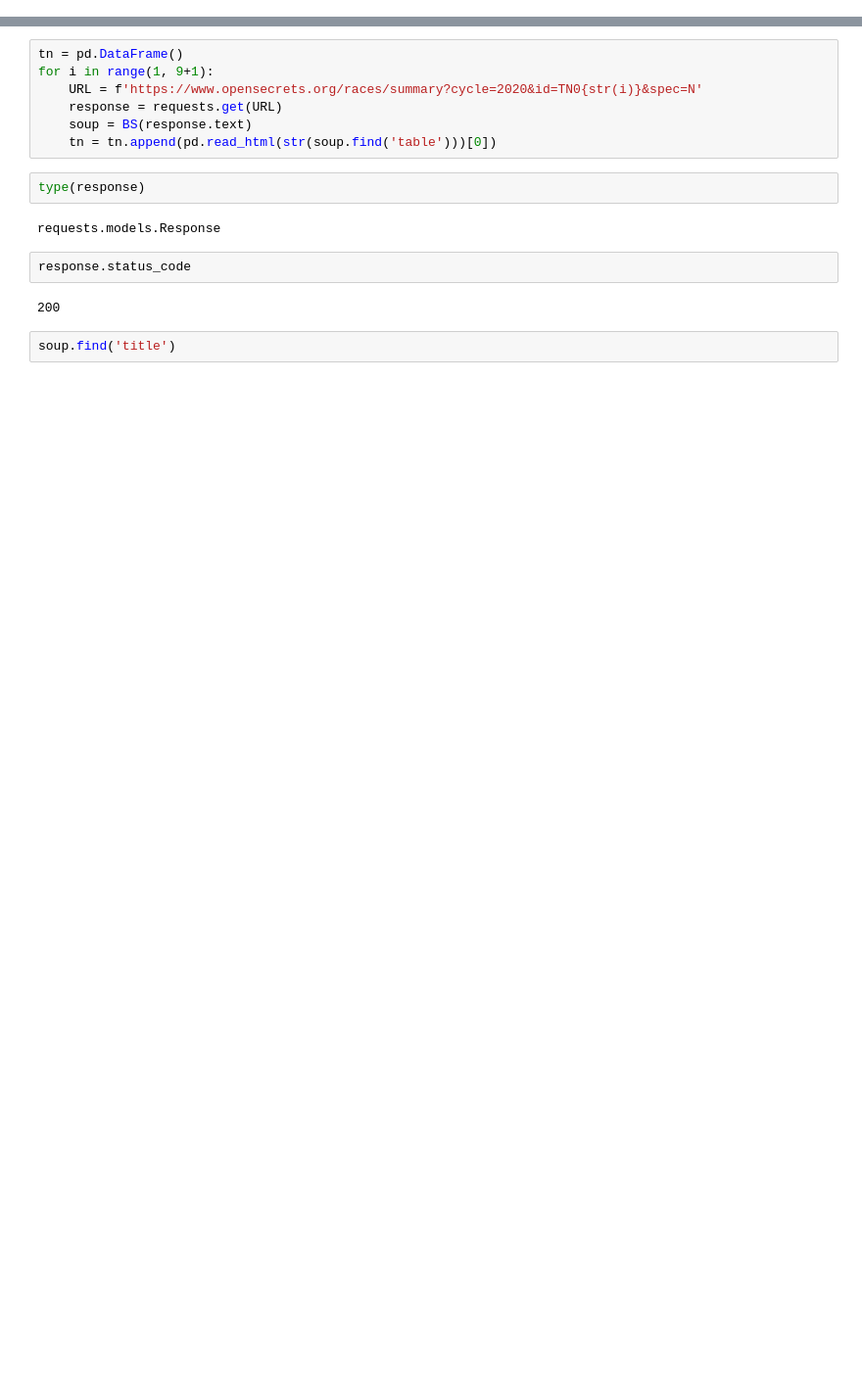
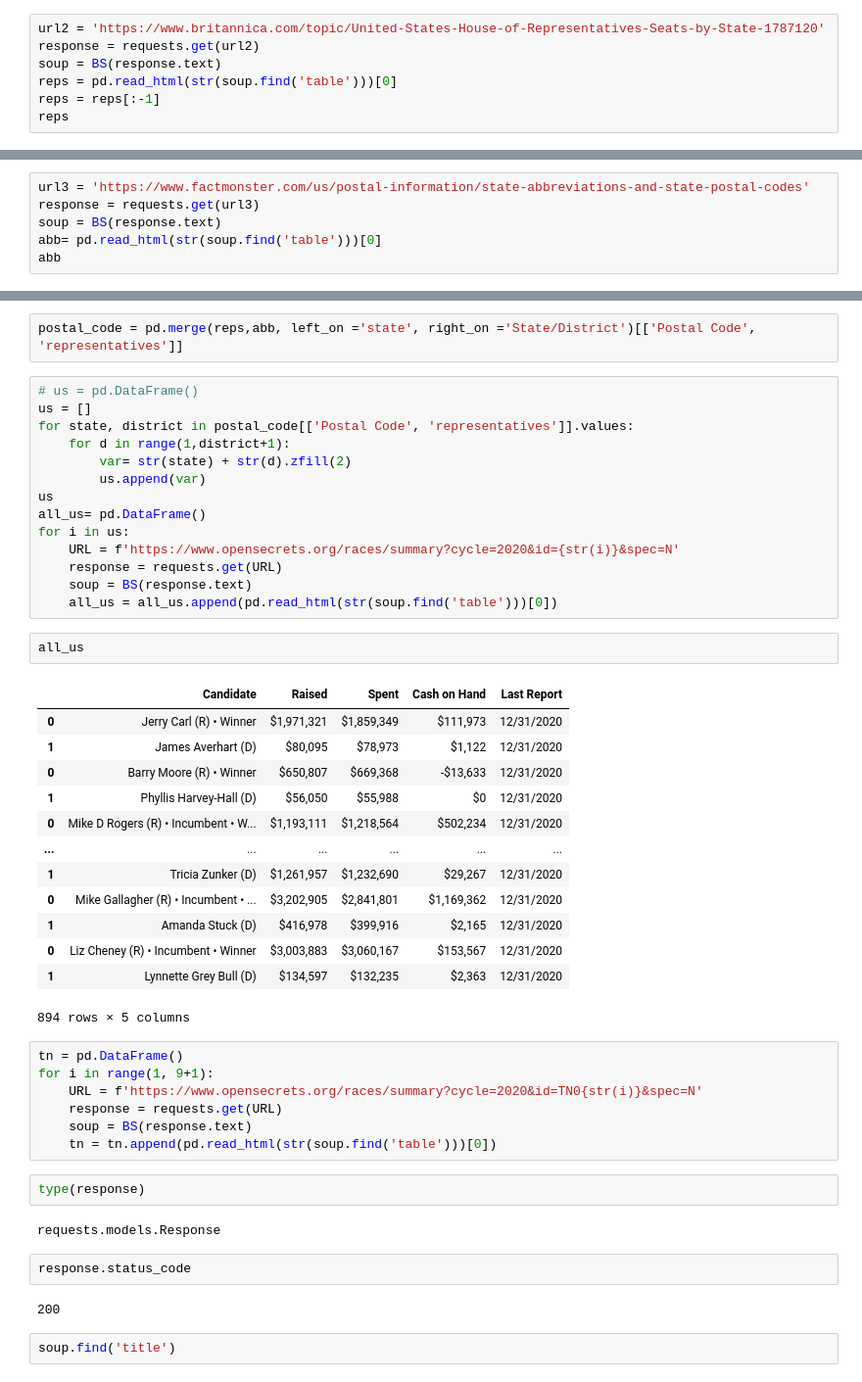
Before and after one commit to nss-data-science-cohort-5/webscraping_open_secrets-silver-sloths-2, a Jupyter notebook: notebooks/An Analysis of Political Contributions During the 2020 House of Representatives Election.ipynb, the cells around one changed output, grey strips where cells are left out. Shown at 98% size. Drawn from its saved outputs; the diff is of its cells as text; blank space fills up the shorter version.

```diff
--- a/notebooks/An Analysis of Political Contributions During the 2020 House of Representatives Election.ipynb
+++ b/notebooks/An Analysis of Political Contributions During the 2020 House of Representatives Election.ipynb
@@ -8,0 +10,7 @@ from random import randint
+# %%
+url2 = 'https://www.britannica.com/topic/United-States-House-of-Representatives-Seats-by-State-1787120'
+response = requests.get(url2)
+soup = BS(response.text)
+reps = pd.read_html(str(soup.find('table')))[0]
+reps = reps[:-1]
+reps
@@ -8,0 +35,6 @@ from random import randint
+# %%
+url3 = 'https://www.factmonster.com/us/postal-information/state-abbreviations-and-state-postal-codes'
+response = requests.get(url3)
+soup = BS(response.text)
+abb= pd.read_html(str(soup.find('table')))[0]
+abb
@@ -9,3 +59,35 @@ from random import randint
+# %%
+postal_code = pd.merge(reps,abb, left_on ='state', right_on ='State/District')[['Postal Code', 'representatives']]
+# %%
+# us = pd.DataFrame()
+us = []
+for state, district in postal_code[['Postal Code', 'representatives']].values:
+    for d in range(1,district+1):
+        var= str(state) + str(d).zfill(2)
+        us.append(var)
+us
+all_us= pd.DataFrame()
+for i in us:
+    URL = f'https://www.opensecrets.org/races/summary?cycle=2020&id={str(i)}&spec=N'
+    response = requests.get(URL)
+    soup = BS(response.text)
+    all_us = all_us.append(pd.read_html(str(soup.find('table')))[0])
+# %%
+all_us
+# %% [output]
+|  | Candidate | Raised | Spent | Cash on Hand | Last Report |
+| 0 | Jerry Carl (R) • Winner | $1,971,321 | $1,859,349 | $111,973 | 12/31/2020 |
+| 1 | James Averhart (D) | $80,095 | $78,973 | $1,122 | 12/31/2020 |
+| 0 | Barry Moore (R) • Winner | $650,807 | $669,368 | -$13,633 | 12/31/2020 |
+| 1 | Phyllis Harvey-Hall (D) | $56,050 | $55,988 | $0 | 12/31/2020 |
+| 0 | Mike D Rogers (R) • Incumbent • W... | $1,193,111 | $1,218,564 | $502,234 | 12/31/2020 |
+| ... | ... | ... | ... | ... | ... |
+| 1 | Tricia Zunker (D) | $1,261,957 | $1,232,690 | $29,267 | 12/31/2020 |
+| 0 | Mike Gallagher (R) • Incumbent • ... | $3,202,905 | $2,841,801 | $1,169,362 | 12/31/2020 |
+| 1 | Amanda Stuck (D) | $416,978 | $399,916 | $2,165 | 12/31/2020 |
+| 0 | Liz Cheney (R) • Incumbent • Winner | $3,003,883 | $3,060,167 | $153,567 | 12/31/2020 |
+| 1 | Lynnette Grey Bull (D) | $134,597 | $132,235 | $2,363 | 12/31/2020 |
+894 rows × 5 columns
 # %%
 tn = pd.DataFrame()
 for i in range(1, 9+1):
```
Also changed, not shown: parts of 28 cells of this notebook.
